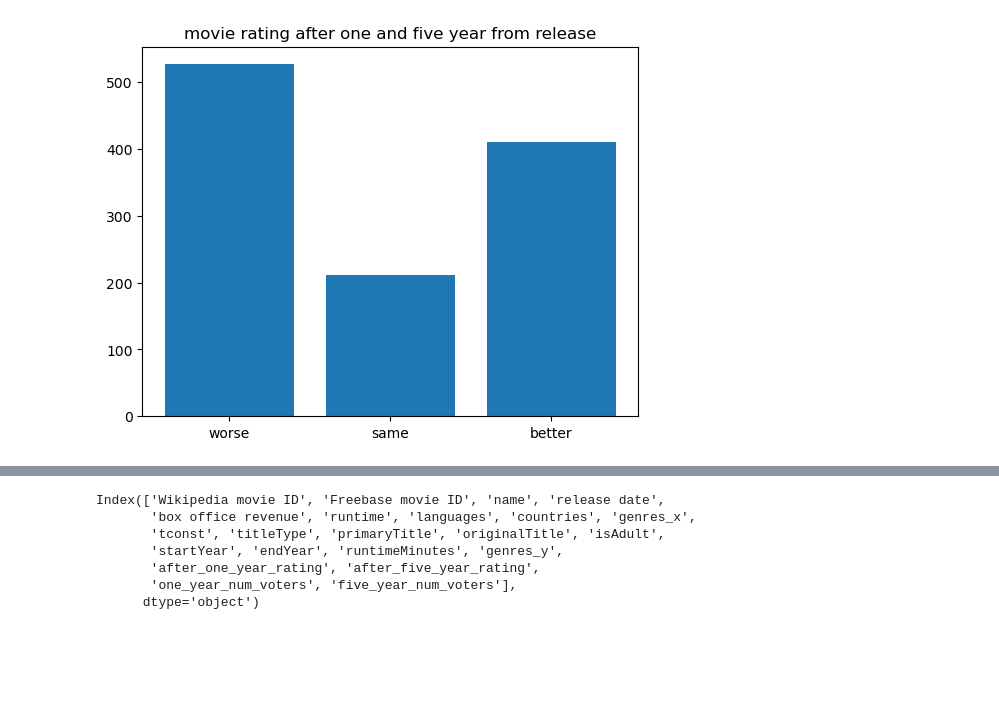
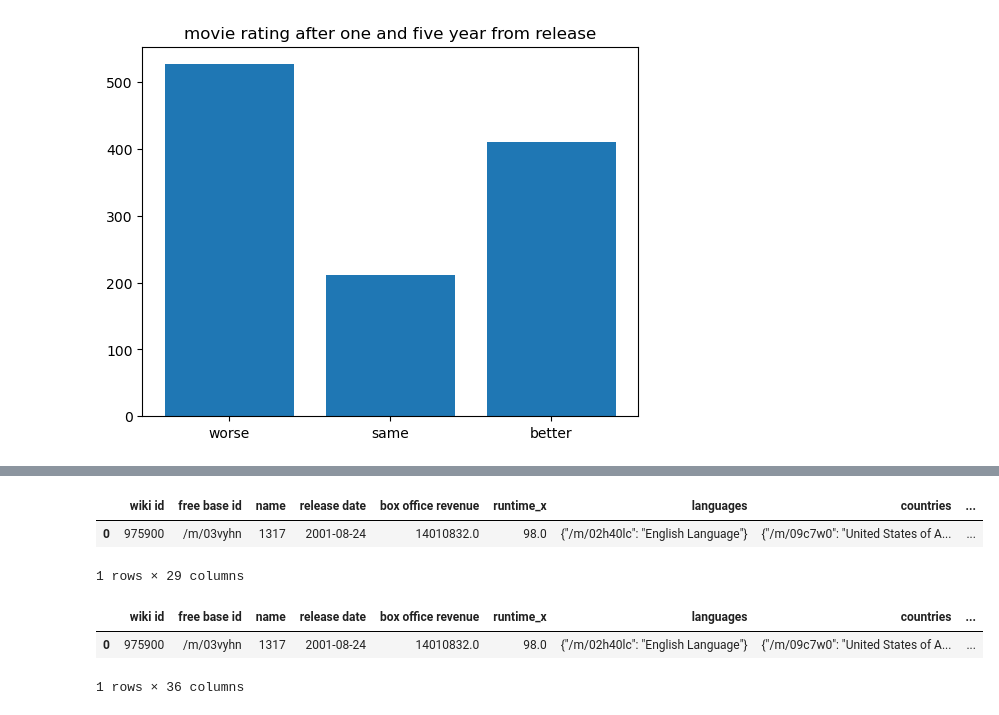
Before and after one commit to epfl-ada/ada-2023-project-msosm, a Jupyter notebook: main.ipynb, the cells around one changed output, grey strips where cells are left out. Drawn from its saved outputs; the diff is of its cells as text; code cells hidden in the pictures; blank space fills up the shorter version.

```diff
--- a/main.ipynb
+++ b/main.ipynb
@@ -565,0 +575,16 @@ res.fillna(res.mean(), inplace=True)
+# %%
+metadata_df = pd.read_csv('data/movies.csv')
+
+metadata_df.name = metadata_df.name.str.lower()
+movies_metadata.name = movies_metadata.name.str.lower()
+
+movies_metadata = movies_metadata.merge(metadata_df, 'inner', on=['name', 'year'])
+movies_metadata['name'] = movies_metadata['name'].astype('category').cat.codes
+movies_metadata['company'] = movies_metadata['company'].astype('category').cat.codes
+movies_metadata['star'] = movies_metadata['star'].astype('category').cat.codes
+
+movies_metadata.head(1)
+# %% [output]
+|  | wiki id | free base id | name | release date | box office revenue | runtime_x | languages | countries | ... |
+| 0 | 975900 | /m/03vyhn | 1317 | 2001-08-24 | 14010832.0 | 98.0 | {"/m/02h40lc": "English Language"} | {"/m/09c7w0": "United States of A... | ... |
+1 rows × 29 columns
@@ -566,3 +602,10 @@ res.fillna(res.mean(), inplace=True)
+# %%
+importance_over_time_df_adjusted = importance_over_time_df_adjusted.merge(movie_stats, 'inner', left_on='free base id', right_on='Freebase Movie ID')
+importance_over_time_df_adjusted.head(1)
+# %% [output]
+|  | wiki id | free base id | name | release date | box office revenue | runtime_x | languages | countries | ... |
+| 0 | 975900 | /m/03vyhn | 1317 | 2001-08-24 | 14010832.0 | 98.0 | {"/m/02h40lc": "English Language"} | {"/m/09c7w0": "United States of A... | ... |
+1 rows × 36 columns
 # %%
 from datetime import *
 
@@ -579,17 +623,2 @@ while start_range < max_date:
     start_range = end_range
     end_range = end_range + timedelta(days_range)
-# %%
-ratings_df = pd.read_csv('data/imbd_ratings.csv')
-ratings_df = ratings_df.set_index(ratings_df.iloc[:, 0])
-ratings_df = ratings_df.loc[:, ~ratings_df.columns.str.contains('^Unnamed')]
-
-ratings_metadata = res.merge(ratings_df, how ='right', left_on='tconst', right_index=True)
-ratings_metadata.columns
-# %% [output]
-Index(['Wikipedia movie ID', 'Freebase movie ID', 'name', 'release date',
-       'box office revenue', 'runtime', 'languages', 'countries', 'genres_x',
-       'tconst', 'titleType', 'primaryTitle', 'originalTitle', 'isAdult',
-       'startYear', 'endYear', 'runtimeMinutes', 'genres_y',
-       'after_one_year_rating', 'after_five_year_rating',
-       'one_year_num_voters', 'five_year_num_voters'],
-      dtype='object')
```
Also changed, not shown: parts of 16 cells of this notebook.
